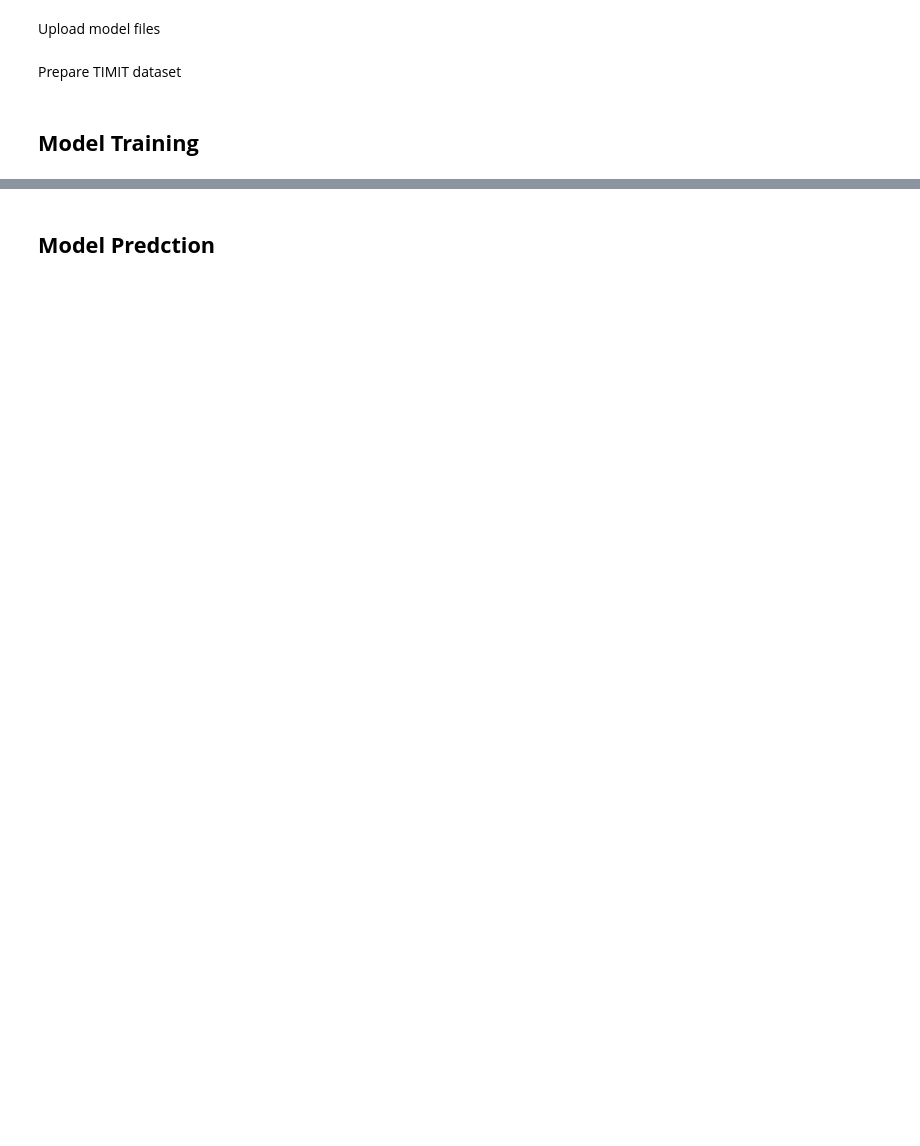
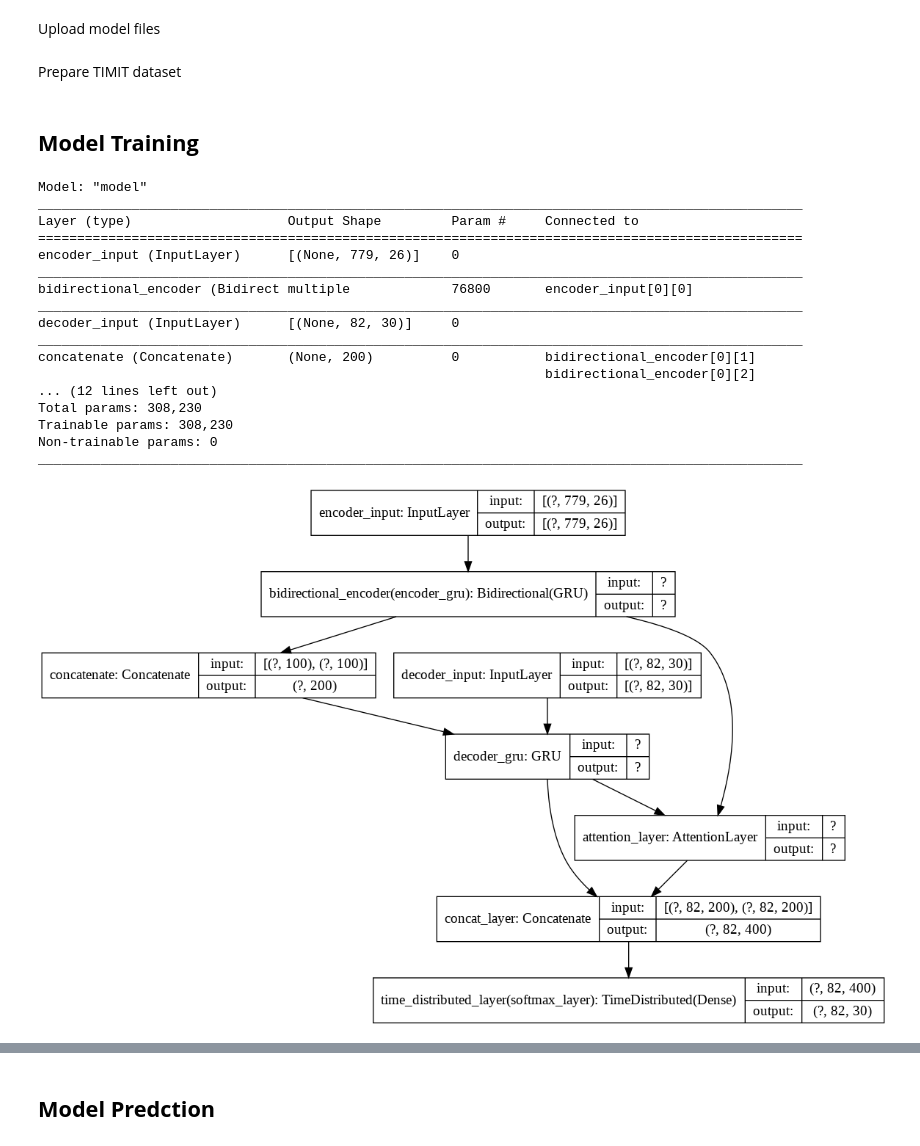
Before and after one commit to moazshorbagy/speak-code, a Jupyter notebook: backend-src/seq2seq_timit.ipynb, the cells around one changed output, grey strips where cells are left out. Cells and saved outputs as stored; diff of their text form; code cells hidden in the pictures; blank space fills up the shorter version.

```diff
--- a/backend-src/seq2seq_timit.ipynb
+++ b/backend-src/seq2seq_timit.ipynb
@@ -54,17 +52,38 @@ X_train, X_test, y_train, y_test, y_lag_train, y_lag_test = create_dataset()
+# %%
+X, y, y_lag = create_dataset()
 # %%
-full_model, encoder_model, decoder_model = create_model(X_train.shape[1], y_train.shape[1])
+full_model, encoder_model, decoder_model = create_model(X.shape[1], y.shape[1])
 
 full_model.summary()
 
 optimizer = create_optimizer()
 
 loss = create_loss_function()
 
 full_model.compile(loss='categorical_crossentropy', optimizer=optimizer, metrics=['accuracy'])
 
 from tensorflow.keras.utils import plot_model
 plot_model(encoder_model, to_file='encoder_model.png', show_shapes=True)
 plot_model(decoder_model, to_file='decoder_model.png', show_shapes=True)
 plot_model(full_model, to_file='full_model.png', show_shapes=True)
+# %% [output]
+Model: "model"
+__________________________________________________________________________________________________
+Layer (type)                    Output Shape         Param #     Connected to
+==================================================================================================
+encoder_input (InputLayer)      [(None, 779, 26)]    0
+__________________________________________________________________________________________________
+bidirectional_encoder (Bidirect multiple             76800       encoder_input[0][0]
+__________________________________________________________________________________________________
+decoder_input (InputLayer)      [(None, 82, 30)]     0
+__________________________________________________________________________________________________
+concatenate (Concatenate)       (None, 200)          0           bidirectional_encoder[0][1]
+                                                                 bidirectional_encoder[0][2]
+... (12 lines left out)
+Total params: 308,230
+Trainable params: 308,230
+Non-trainable params: 0
+__________________________________________________________________________________________________
+[figure, added]
 # %%
 history = full_model.fit(
```
Also changed, not shown: parts of 4 cells of this notebook, 3 other files.
